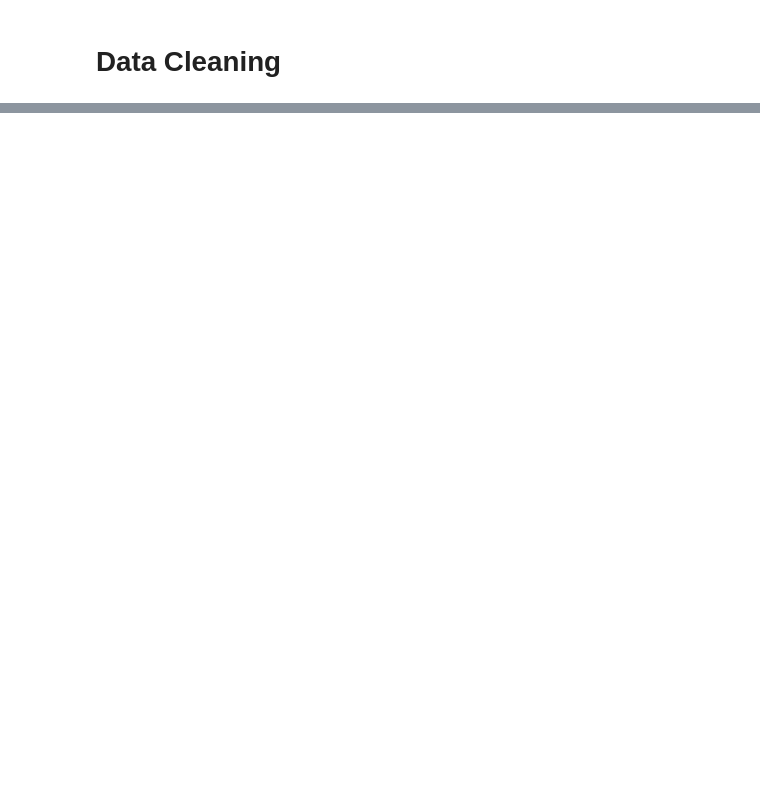
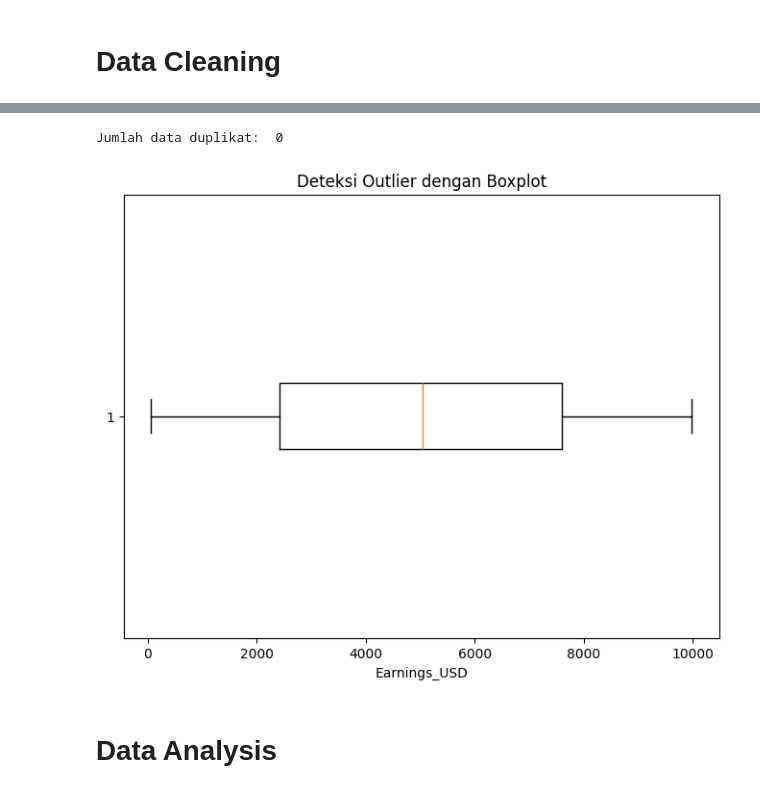
Before and after one commit to dharsalis/PenulisanIlmiah, a Jupyter notebook: PI_Dani.ipynb, the cells around one changed output, grey strips where cells are left out. Cells and saved outputs as stored; diff of their text form; code cells hidden in the pictures; blank space fills up the shorter version.

```diff
--- a/PI_Dani.ipynb
+++ b/PI_Dani.ipynb
@@ -24,0 +94,19 @@ df.info()
+# %%
+# Memeriksa duplikasi data
+print("Jumlah data duplikat: ", df.duplicated().sum())
+# %% [output]
+Jumlah data duplikat:  0
+# %%
+# Menghapus kolom tertentu
+df.drop(['Freelancer_ID'], axis=1, inplace=True)
+# %%
+# Deteksi outlier dengan boxplot
+plt.figure(figsize=(8, 6))
+plt.boxplot(df['Earnings_USD'], vert=False)
+plt.title('Deteksi Outlier dengan Boxplot')
+plt.xlabel('Earnings_USD')
+plt.show()
+# %% [output]
+[figure, added]
+# %% [markdown]
+# Data Analysis
```
Also changed, not shown: parts of 26 cells of this notebook.
